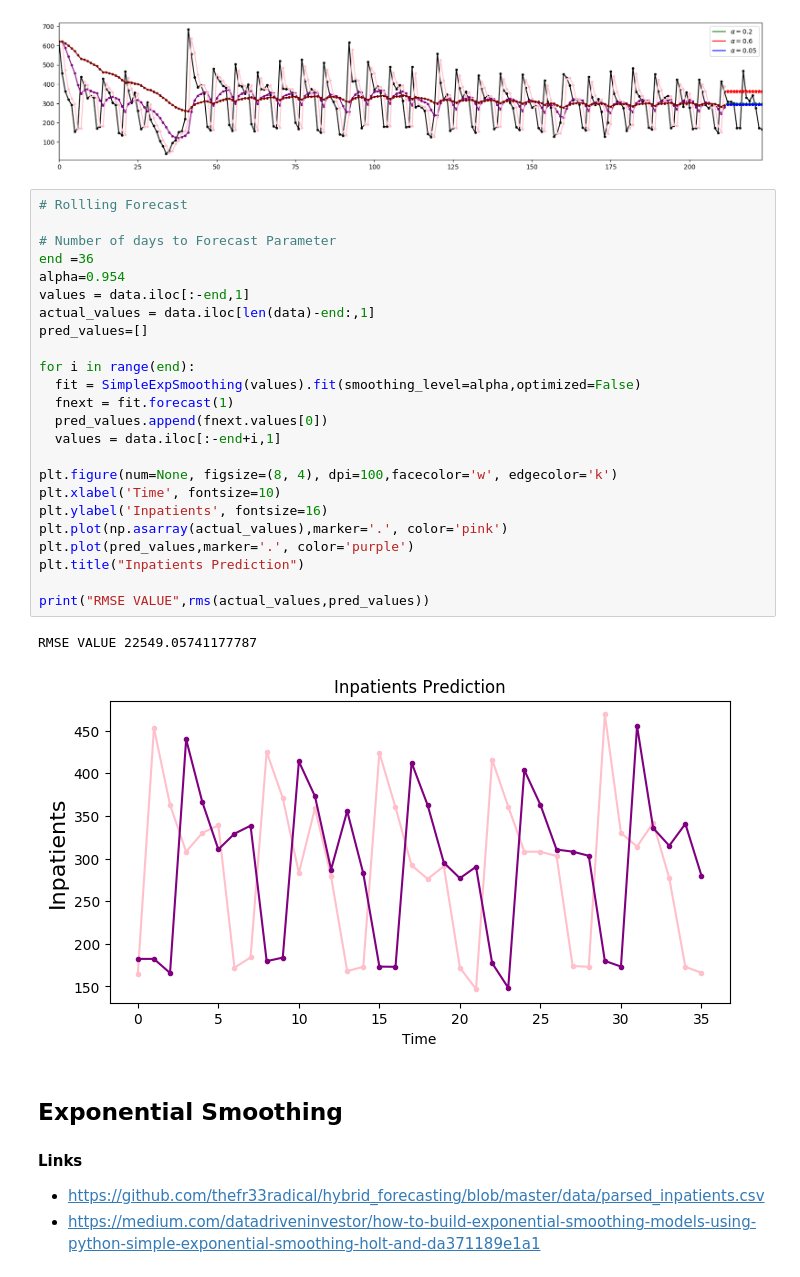
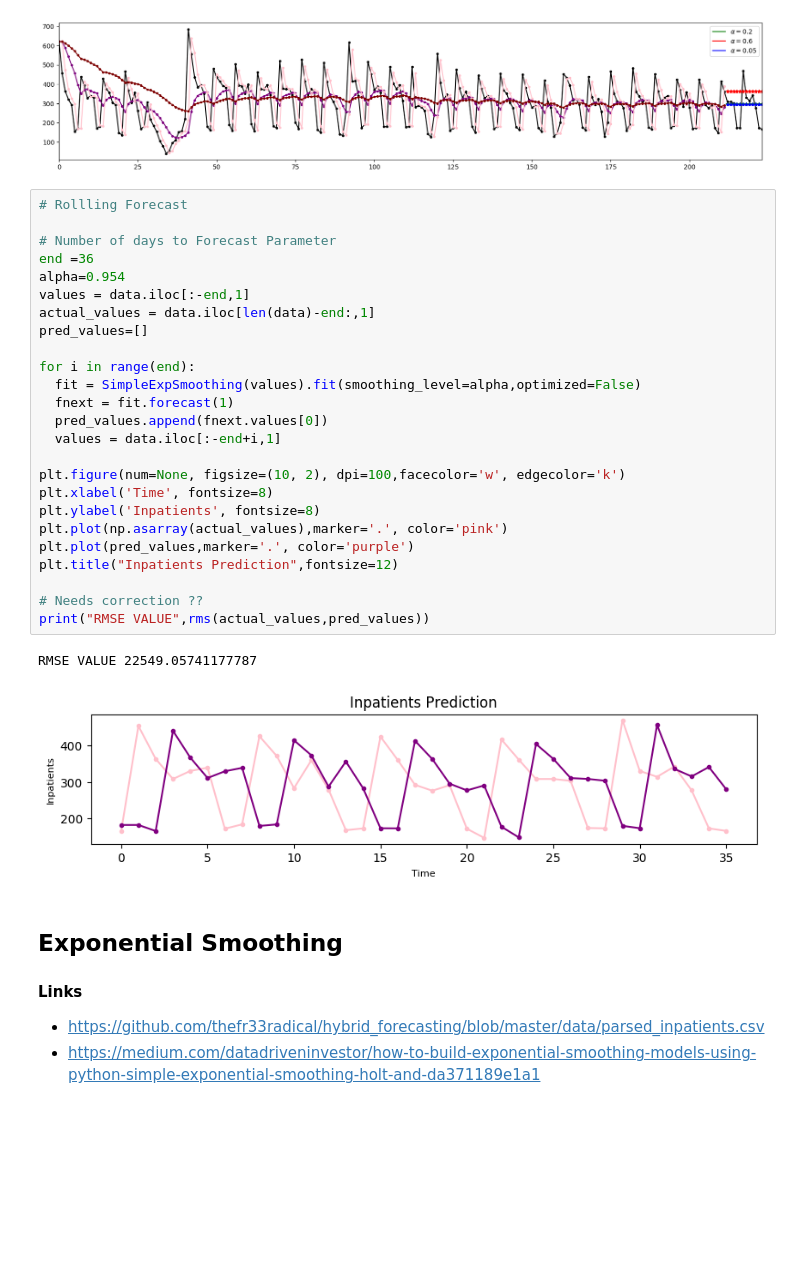
Before and after one commit to thefr33radical/hybrid_forecasting, a Jupyter notebook: code/models.ipynb, the cells around one changed output. Cells and saved outputs as stored; diff of their text form; blank space fills up the shorter version.

```diff
--- a/code/models.ipynb
+++ b/code/models.ipynb
@@ -57,30 +55,31 @@ plt.show()
 # %%
 # Rollling Forecast
 
 # Number of days to Forecast Parameter
 end =36
 alpha=0.954
 values = data.iloc[:-end,1]
 actual_values = data.iloc[len(data)-end:,1]
 pred_values=[]
 
 for i in range(end):
   fit = SimpleExpSmoothing(values).fit(smoothing_level=alpha,optimized=False)
   fnext = fit.forecast(1)
   pred_values.append(fnext.values[0])
   values = data.iloc[:-end+i,1]
 
-plt.figure(num=None, figsize=(8, 4), dpi=100,facecolor='w', edgecolor='k')
-plt.xlabel('Time', fontsize=10)
-plt.ylabel('Inpatients', fontsize=16)
+plt.figure(num=None, figsize=(10, 2), dpi=100,facecolor='w', edgecolor='k')
+plt.xlabel('Time', fontsize=8)
+plt.ylabel('Inpatients', fontsize=8)
 plt.plot(np.asarray(actual_values),marker='.', color='pink')
 plt.plot(pred_values,marker='.', color='purple')
-plt.title("Inpatients Prediction")
+plt.title("Inpatients Prediction",fontsize=12)
 
+# Needs correction ??
 print("RMSE VALUE",rms(actual_values,pred_values))
 # %% [output]
 RMSE VALUE 22549.05741177787
-[figure, old version]
+[figure, new version]
 # %% [markdown]
 ## Exponential Smoothing
 #### Links
```
Also changed, not shown: parts of 1 cell of this notebook.
